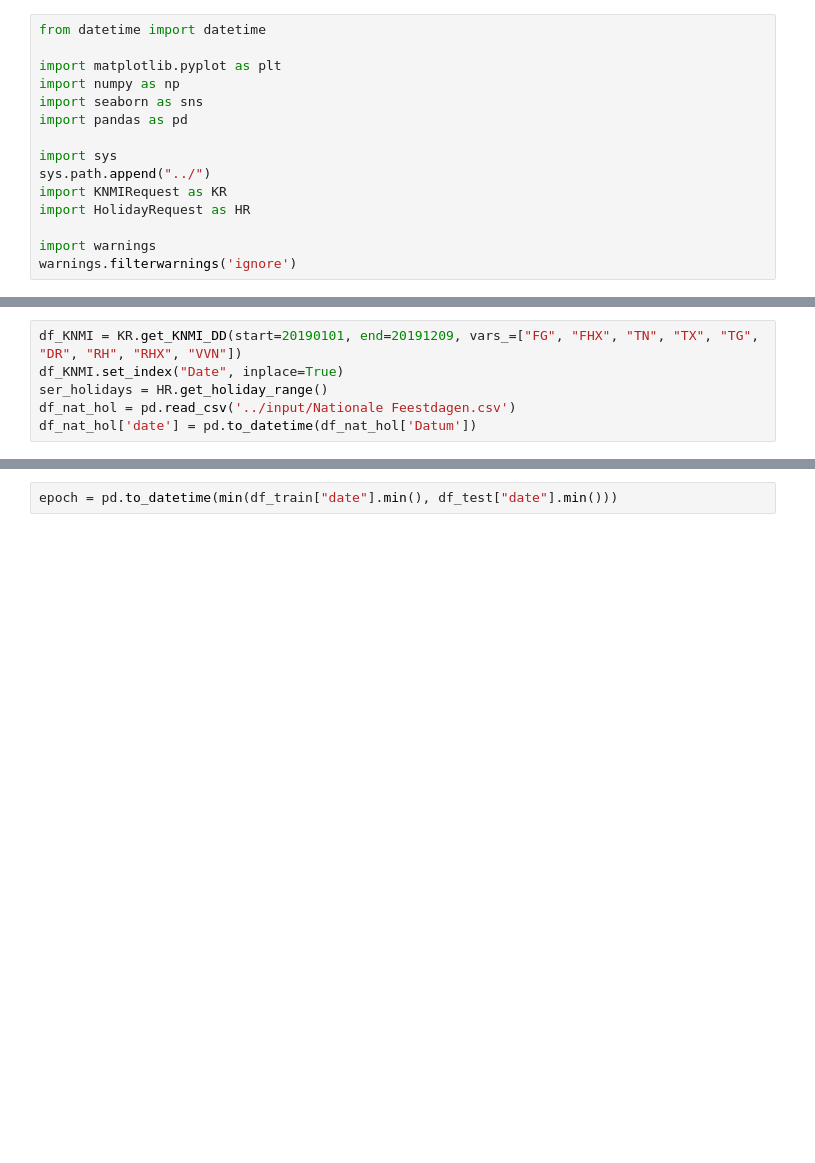
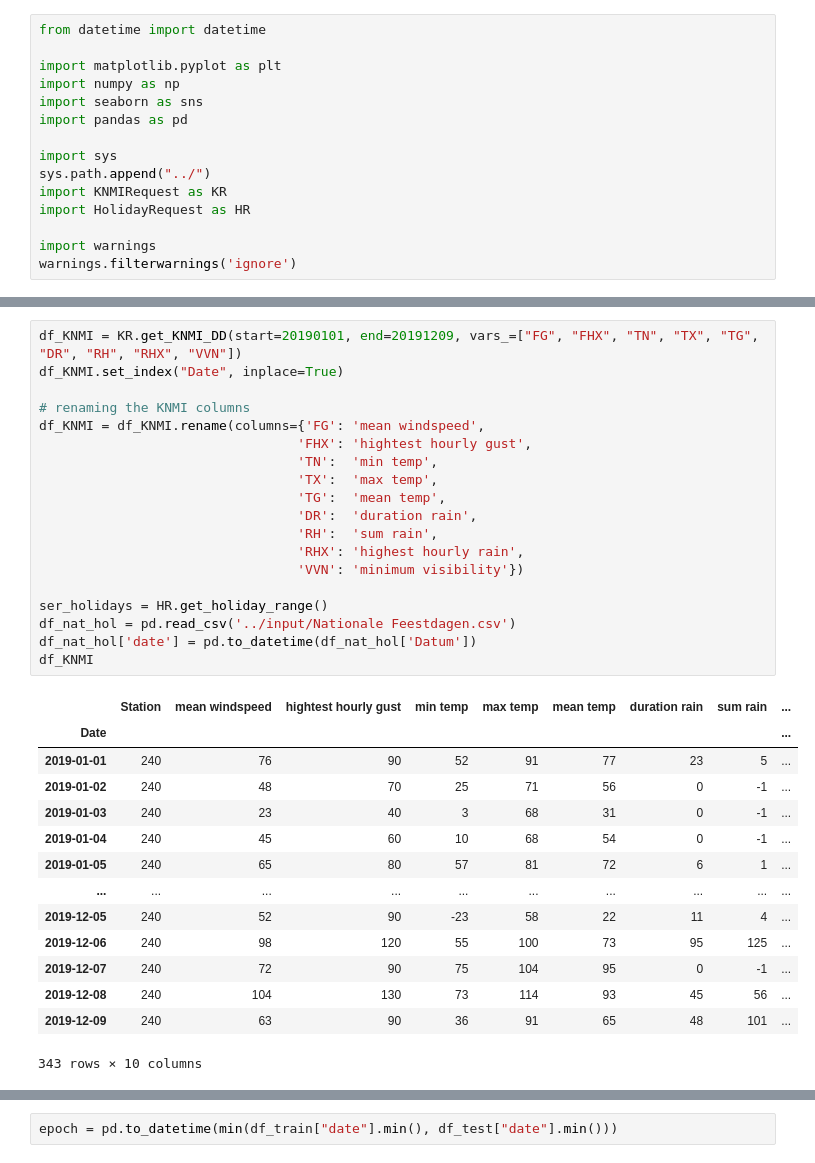
Before and after one commit to Casper-Smet/Distributed-Processing, a Jupyter notebook: Assignment_2/Flickbike Dataprep.ipynb, the cells around one changed output, grey strips where cells are left out. Cells and saved outputs as stored; diff of their text form; blank space fills up the shorter version.

```diff
--- a/Assignment_2/Flickbike Dataprep.ipynb
+++ b/Assignment_2/Flickbike Dataprep.ipynb
@@ -23,9 +37,37 @@ df_test.head()
 # %%
 df_KNMI = KR.get_KNMI_DD(start=20190101, end=20191209, vars_=["FG", "FHX", "TN", "TX", "TG", "DR", "RH", "RHX", "VVN"])
 df_KNMI.set_index("Date", inplace=True)
+
+# renaming the KNMI columns
+df_KNMI = df_KNMI.rename(columns={'FG': 'mean windspeed',
+                                 'FHX': 'hightest hourly gust',
+                                 'TN':  'min temp',
+                                 'TX':  'max temp',
+                                 'TG':  'mean temp',
+                                 'DR':  'duration rain',
+                                 'RH':  'sum rain',
+                                 'RHX': 'highest hourly rain',
+                                 'VVN': 'minimum visibility'})
+
 ser_holidays = HR.get_holiday_range()
 df_nat_hol = pd.read_csv('../input/Nationale Feestdagen.csv')
 df_nat_hol['date'] = pd.to_datetime(df_nat_hol['Datum'])
+df_KNMI
+# %% [output]
+|  | Station | mean windspeed | hightest hourly gust | min temp | max temp | mean temp | duration rain | sum rain | ... |
+| Date |  |  |  |  |  |  |  |  | ... |
+| 2019-01-01 | 240 | 76 | 90 | 52 | 91 | 77 | 23 | 5 | ... |
+| 2019-01-02 | 240 | 48 | 70 | 25 | 71 | 56 | 0 | -1 | ... |
+| 2019-01-03 | 240 | 23 | 40 | 3 | 68 | 31 | 0 | -1 | ... |
+| 2019-01-04 | 240 | 45 | 60 | 10 | 68 | 54 | 0 | -1 | ... |
+| 2019-01-05 | 240 | 65 | 80 | 57 | 81 | 72 | 6 | 1 | ... |
+| ... | ... | ... | ... | ... | ... | ... | ... | ... | ... |
+| 2019-12-05 | 240 | 52 | 90 | -23 | 58 | 22 | 11 | 4 | ... |
+| 2019-12-06 | 240 | 98 | 120 | 55 | 100 | 73 | 95 | 125 | ... |
+| 2019-12-07 | 240 | 72 | 90 | 75 | 104 | 95 | 0 | -1 | ... |
+| 2019-12-08 | 240 | 104 | 130 | 73 | 114 | 93 | 45 | 56 | ... |
+| 2019-12-09 | 240 | 63 | 90 | 36 | 91 | 65 | 48 | 101 | ... |
+343 rows × 10 columns
 # %%
 df = pd.read_csv('../input/train.csv', index_col=0, parse_dates=True)
 df_train = df.copy()
```
Also changed, not shown: parts of 13 cells of this notebook.
